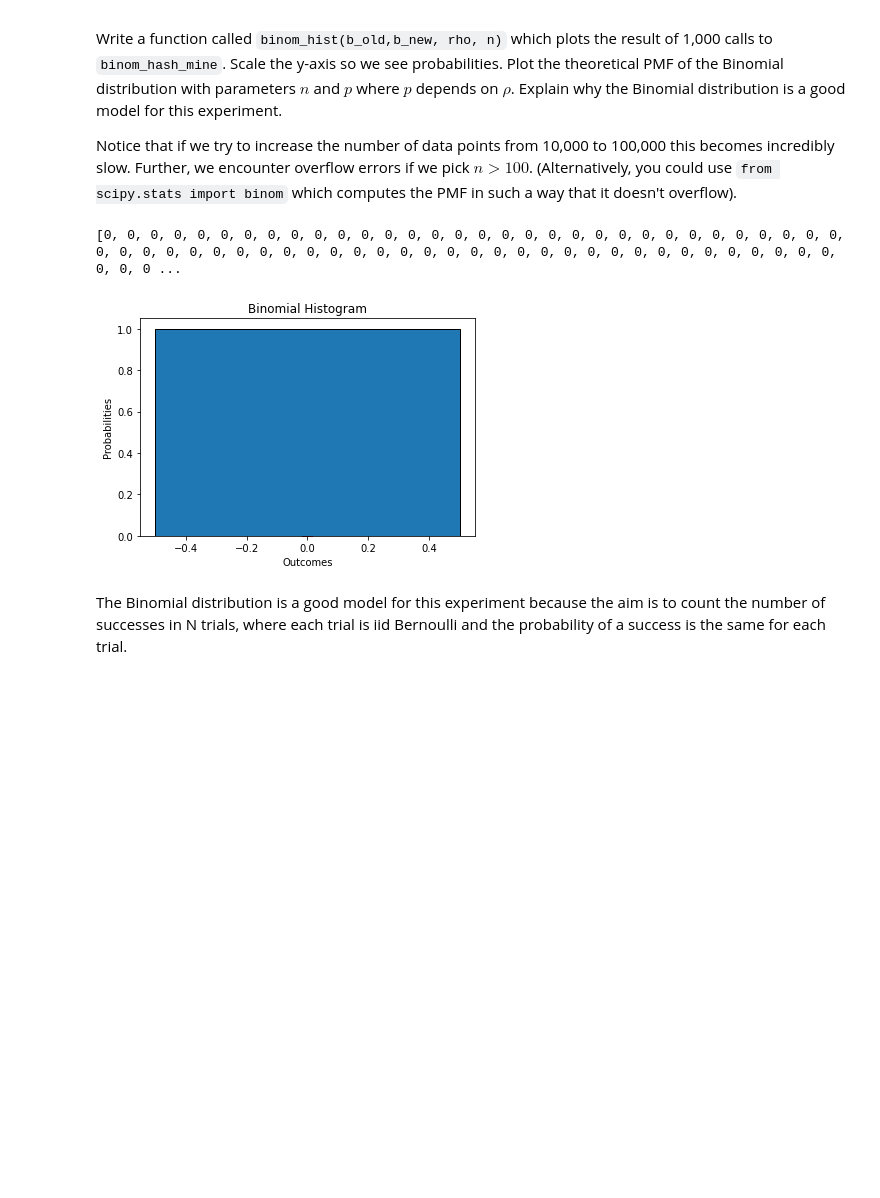
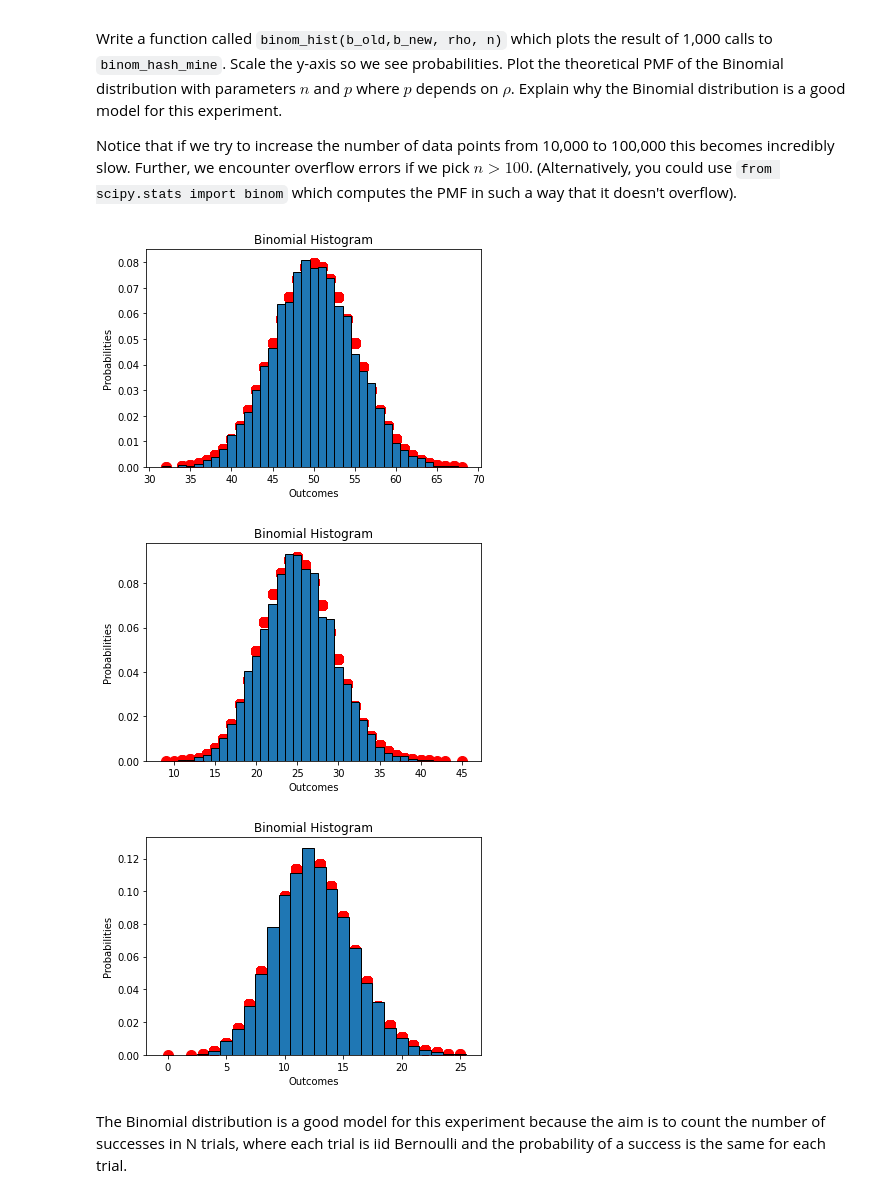
Before and after one commit to ghostpress/CS237-Summer-2-2021, a Jupyter notebook: HW2/HW2.ipynb, the cells around one changed output. Drawn from its saved outputs; the diff is of its cells as text; code cells hidden in the pictures; blank space fills up the shorter version.

Commit message:
Fixed binomial graph

```diff
--- a/HW2/HW2.ipynb
+++ b/HW2/HW2.ipynb
@@ -336,10 +336,10 @@ def binomial_hash_mine(b_old, b_new, rho, n):
     outcomes = []
 
     for i in range(n):
-        outcomes.append(hash_mine(b_old, b_new, rho))
+        outcomes.append(hash_mine(b_old, b_new, rho)[0])
 
     counter = Counter(outcomes)
-    return counter[1]
+    return counter[True]
 
 binomial_hash_mine("wubba lubba ", "dub dub ", 3, 10)
 # %% [output]
@@ -366,10 +365,11 @@ def binomial_hist(b_old, b_new, rho, n, N=10000):
     plt.show()
 # %%
 binomial_hist('wubba lubba ', 'dub dub', 1, 100)
-#binomial_hist('wubba lubba ', 'dub dub', 2, 100)
-#binomial_hist('wubba lubba ', 'dub dub', 3, 100)
+binomial_hist('wubba lubba ', 'dub dub', 2, 100)
+binomial_hist('wubba lubba ', 'dub dub', 3, 100)
 # %% [output]
-[0, 0, 0, 0, 0, 0, 0, 0, 0, 0, 0, 0, 0, 0, 0, 0, 0, 0, 0, 0, 0, 0, 0, 0, 0, 0, 0, 0, 0, 0, 0, 0, 0, 0, 0, 0, 0, 0, 0, 0, 0, 0, 0, 0, 0, 0, 0, 0, 0, 0, 0, 0, 0, 0, 0, 0, 0, 0, 0, 0, 0, 0, 0, 0, 0, 0, 0 ...
-[figure, old version]
+[figure, new version]
+[figure, added]
+[figure, added]
 # %% [markdown]
 The Binomial distribution is a good model for this experiment because the aim is to count the number of successes in N trials, where each trial is iid Bernoulli and the probability of a success is the same for each trial.
```
Also changed, not shown: parts of 2 cells of this notebook.
